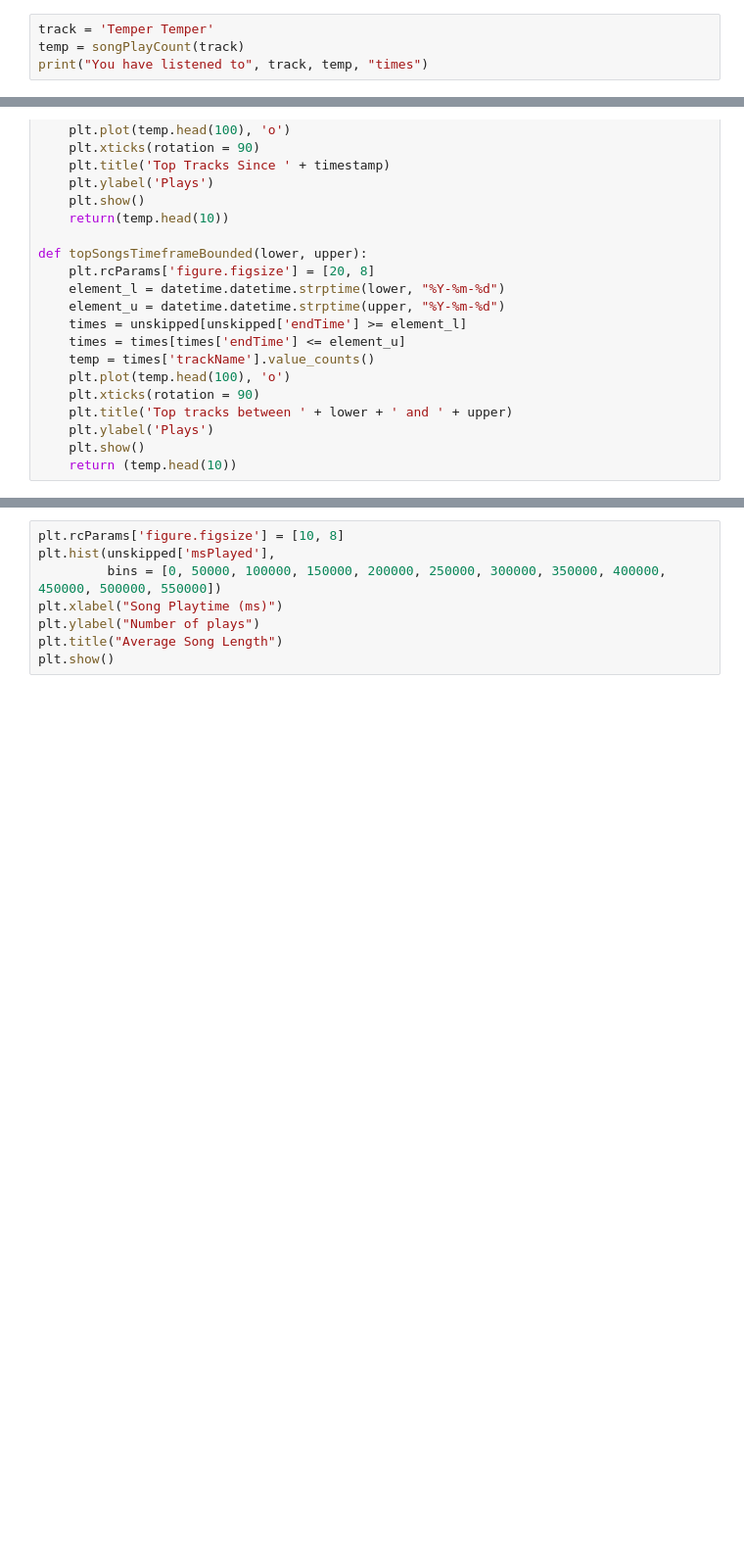
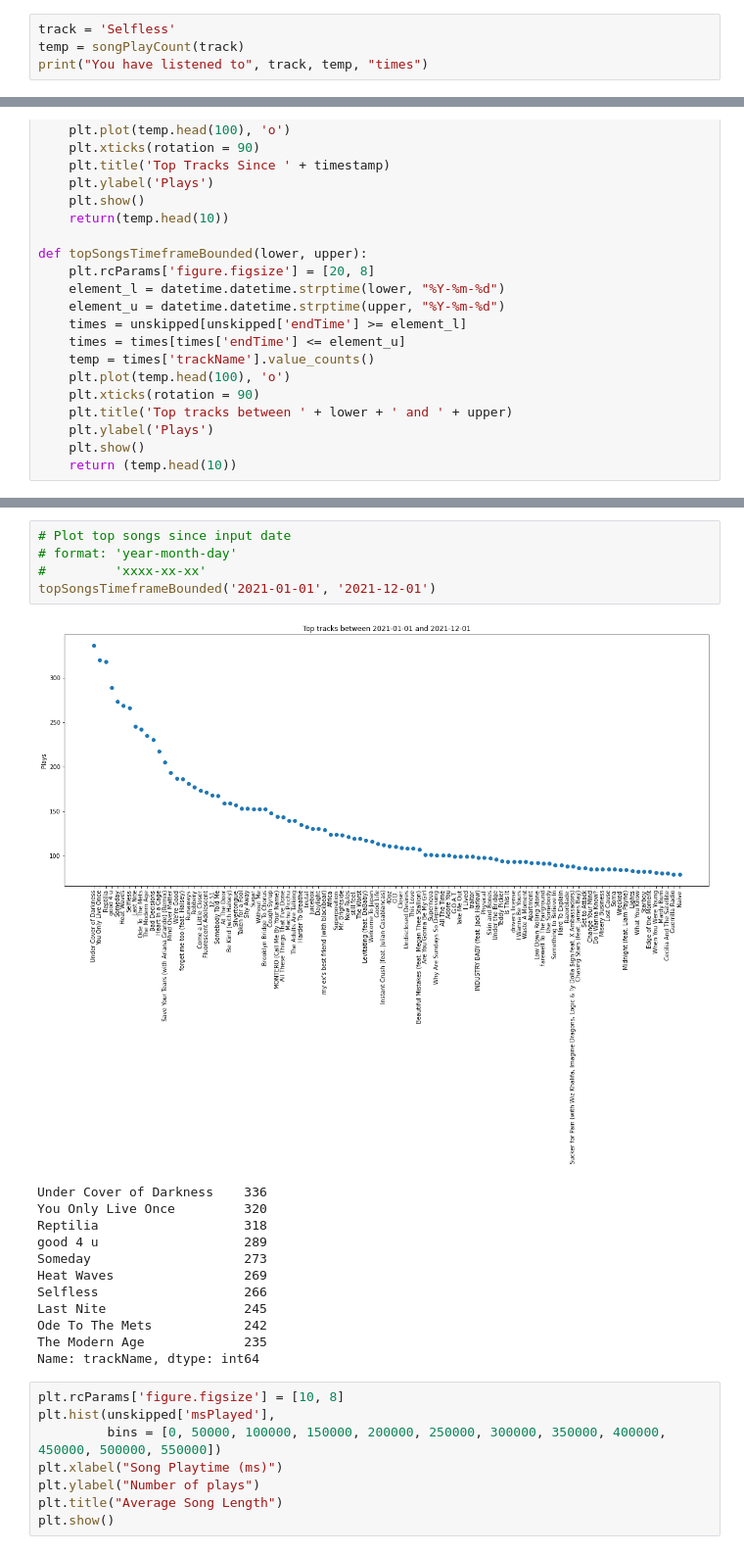
Before and after one commit to TheSupremeToast/Spotify-Analysis, a Jupyter notebook: Spotify-Analysis.ipynb, the cells around one changed output, grey strips where cells are left out. Shown at 98% size. Cells and saved outputs as stored; diff of their text form; blank space fills up the shorter version.

Commit message:
added input directory and instructions to notebook

```diff
--- a/Spotify-Analysis.ipynb
+++ b/Spotify-Analysis.ipynb
@@ -126,7 +144,7 @@ print("You have listened to", artist, temp, "times")
 # %% [output]
 You have listened to The Strokes 6145 times
 # %%
-track = 'Temper Temper'
+track = 'Selfless'
 temp = songPlayCount(track)
 print("You have listened to", track, temp, "times")
 # %% [output]
@@ -222,3 +222,21 @@ Name: trackName, dtype: int64
+# %%
+# Plot top songs since input date
+# format: 'year-month-day'
+#         'xxxx-xx-xx'
+topSongsTimeframeBounded('2021-01-01', '2021-12-01')
+# %% [output]
+[figure, added]
+Under Cover of Darkness    336
+You Only Live Once         320
+Reptilia                   318
+good 4 u                   289
+Someday                    273
+Heat Waves                 269
+Selfless                   266
+Last Nite                  245
+Ode To The Mets            242
+The Modern Age             235
+Name: trackName, dtype: int64
 # %%
 plt.rcParams['figure.figsize'] = [10, 8]
 plt.hist(unskipped['msPlayed'],
```
Also changed, not shown: parts of 11 cells of this notebook, 1 other file.
